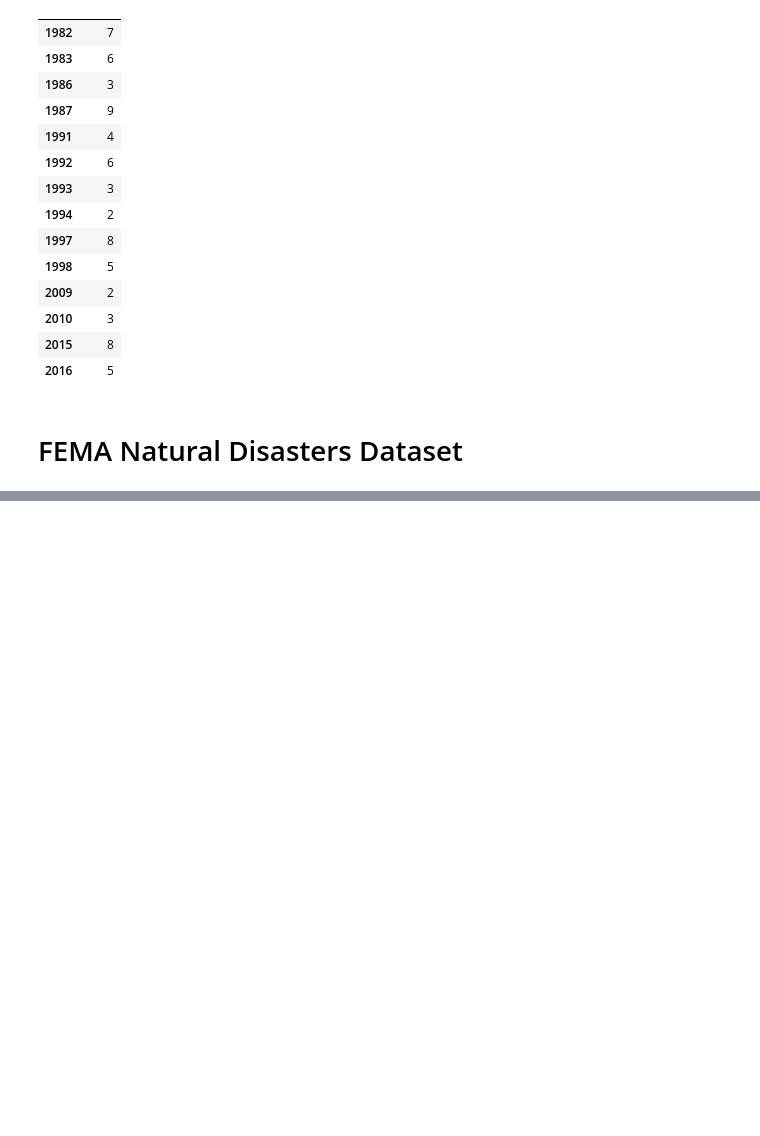
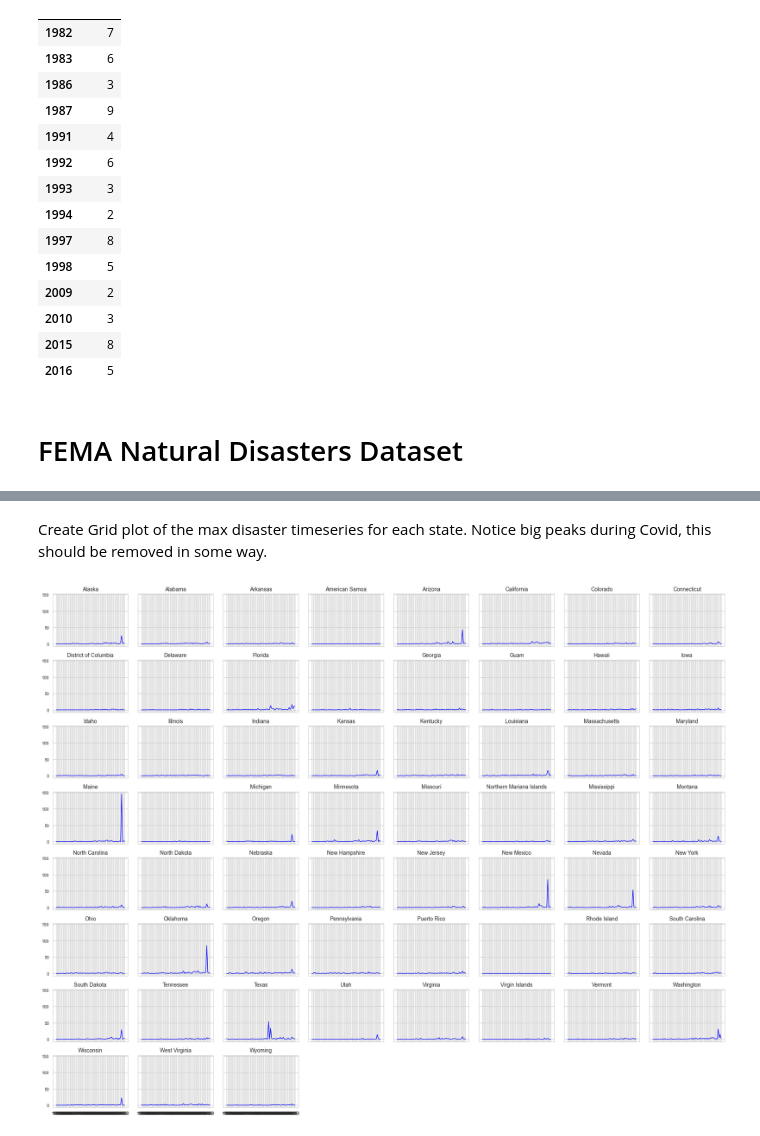
Before and after one commit to yannickpichardo/master_thesis, a Jupyter notebook: prelim_data.ipynb, the cells around one changed output, grey strips where cells are left out. Saved outputs shown, nothing was run; the diff lists cells and outputs as text; code cells hidden in the pictures; blank space fills up the shorter version.

```diff
--- a/prelim_data.ipynb
+++ b/prelim_data.ipynb
@@ -265,0 +326,32 @@ display(fema_disasters_long.head(40))
+# %% [markdown]
+Create Grid plot of the max disaster timeseries for each state. Notice big peaks during Covid, this should be removed in some way.
+# %%
+import usa
+# Set the aesthetic style of the plots
+sns.set_style("whitegrid")
+# List of state codes to be used for plot titles
+state_codes = state_yearly_disasters_transposed.columns[1:]
+# Number of rows and columns for the grid plot
+n_rows = 8
+n_cols = 8
+# Create a figure for the grid plot
+fig, axes = plt.subplots(n_rows, n_cols, figsize=(18, 14), sharex=True, sharey=True)
+# Loop through each state and create a time series plot
+for i, state_code in enumerate(state_codes):
+    row = i // n_cols
+    col = i % n_cols
+    ax = axes[row, col]
+    sns.lineplot(x='Year', y=state_code, data=state_yearly_disasters_transposed, ax=ax, color='b', linewidth=1)
+    ax.set_title(usa.state_abbreviation_to_name(state_code), fontsize=10)
+    ax.set_xlabel('')
+    ax.set_ylabel('')
+    ax.tick_params(labelsize=8)
+# Remove empty subplots
+for i in range(len(state_codes), n_rows*n_cols):
+    fig.delaxes(axes.flatten()[i])
+# Adjust the layout
+plt.tight_layout()
+# Display the grid plot
+plt.show()
+# %% [output]
+[figure, added]
```
Also changed, not shown: parts of 18 cells of this notebook, 1 other file.
